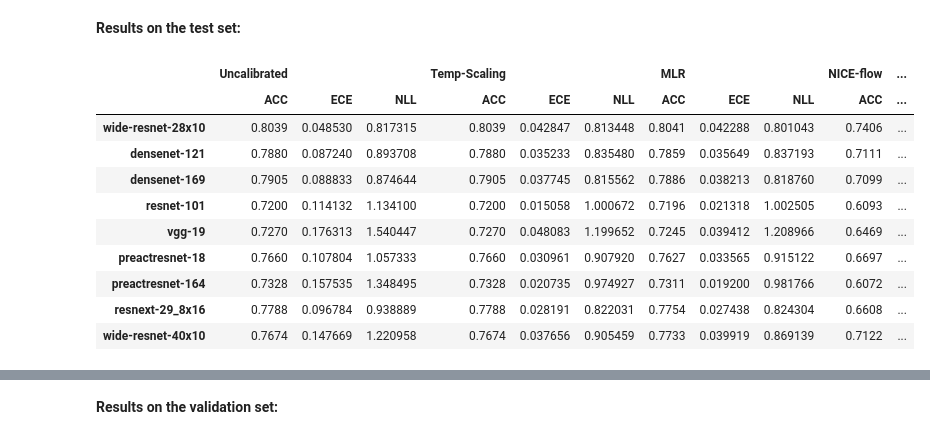
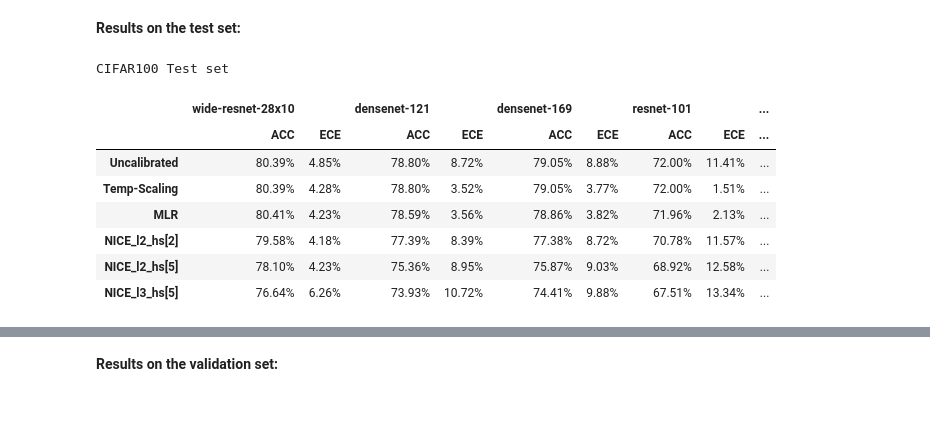
Before and after one commit to SergioAlvarezB/calibration-normalizing-flows, a Jupyter notebook: notebooks/benchmark-nice-calibration.ipynb, the cells around one changed output, grey strips where cells are left out. Cells and saved outputs as stored; diff of their text form; code cells hidden in the pictures; blank space fills up the shorter version.

```diff
--- a/notebooks/benchmark-nice-calibration.ipynb
+++ b/notebooks/benchmark-nice-calibration.ipynb
@@ -67,8 +77,14 @@ def train_calibrator(Calibrator, logits, target):
     cal = Calibrator(logits, target)
     return cal
 # %%
-def train_and_evaluate_calibrators(logits, target, test_logits, test_target, calibrators, **nice_args):
-    results = {}
+def train_and_evaluate_calibrators(logits, target, test_logits, test_target, calibrators, **kwargs):
+
+
+    ## Train NICE on test set to obtain NLLmin
+    nice_ref_cal = NiceCalibrator(test_logits, test_target, **kwargs['nice_ref_args'])
+    ref_results = score(nice_ref_cal, test_logits, test_target)
+
+    results = collections.OrderedDict()
     for cal, Calibrator in calibrators.items():
         t0 = time.time()
         model = train_calibrator(Calibrator, logits, target)
@@ -77,11 +93,13 @@ def train_and_evaluate_calibrators(logits, target, test_logits, test_target, cal
                         'Validation': score(model, logits, target),
                         'Test': score(model, test_logits, test_target)}
     # Add NICE
-    t0 = time.time()
-    nice_cal = NiceCalibrator(logits, target, **nice_args)
-    t1 = time.time() - t0
-    results['NICE-flow'] = {'Training time': t1,
-                            'Validation': score(nice_cal, logits, target),
-                            'Test': score(nice_cal, test_logits, test_target)}
+    for nice in kwargs['nice_args']:
+        t0 = time.time()
+        nice_cal = NiceCalibrator(logits, target, **nice)
+        t1 = time.time() - t0
+        name = 'NICE_l{}_hs{}'.format(nice['layers'], nice['hidden_size'])
+        results[name] = {'Training time': t1,
+                                'Validation': score(nice_cal, logits, target),
+                                'Test': score(nice_cal, test_logits, test_target)}
 
-    return results
+    return results, ref_results
@@ -148,22 +194,27 @@ for model, model_results in results.items():
 # %% [markdown]
 **Results on the test set:**
 # %%
-df = pd.concat([pd.DataFrame.from_dict(acc_test_results, orient='index'),
-                pd.DataFrame.from_dict(ece_test_results, orient='index'),
-                pd.DataFrame.from_dict(nll_test_results, orient='index')],
-               axis=1,keys=['ACC','ECE', 'NLL']).swaplevel(0,1,axis=1).sort_index(axis=1)
+df = pd.concat([pd.DataFrame.from_dict(acc_test_results, orient='columns'),
+                pd.DataFrame.from_dict(ece_test_results, orient='columns')],
+               axis=1,keys=['ACC','ECE']).swaplevel(0,1,axis=1).sort_index(axis=1)
 
-df = df[list(calibrators.keys()) + ['NICE-flow']]
-df.loc[models]
+df = df[models].loc[list(calibrators.keys()) + names]
+df.style.set_properties(**{'text-align': 'center'})\
+    .format("{:.2%}")\
+    .set_caption('CIFAR100 Test set')\
+    .apply(highlight_max, subset=[(model, 'ACC') for model in df.columns.levels[0]])\
+    .apply(highlight_min, subset=[(model, 'ECE') for model in df.columns.levels[0]])\
+    .set_table_styles([dict(selector="th", props=[("text-align", "center")]),
+                       dict(selector="caption", props=[("text-align", "center"),
+                                                      ("font-size", "200%"),
+                                                      ("color", "black")])])
 # %% [output]
+CIFAR100 Test set
-|  | Uncalibrated |  |  | Temp-Scaling |  |  | MLR |  |  | NICE-flow | ... |
-|  | ACC | ECE | NLL | ACC | ECE | NLL | ACC | ECE | NLL | ACC | ... |
-| wide-resnet-28x10 | 0.8039 | 0.048530 | 0.817315 | 0.8039 | 0.042847 | 0.813448 | 0.8041 | 0.042288 | 0.801043 | 0.7406 | ... |
-| densenet-121 | 0.7880 | 0.087240 | 0.893708 | 0.7880 | 0.035233 | 0.835480 | 0.7859 | 0.035649 | 0.837193 | 0.7111 | ... |
-| densenet-169 | 0.7905 | 0.088833 | 0.874644 | 0.7905 | 0.037745 | 0.815562 | 0.7886 | 0.038213 | 0.818760 | 0.7099 | ... |
-| resnet-101 | 0.7200 | 0.114132 | 1.134100 | 0.7200 | 0.015058 | 1.000672 | 0.7196 | 0.021318 | 1.002505 | 0.6093 | ... |
-| vgg-19 | 0.7270 | 0.176313 | 1.540447 | 0.7270 | 0.048083 | 1.199652 | 0.7245 | 0.039412 | 1.208966 | 0.6469 | ... |
-| preactresnet-18 | 0.7660 | 0.107804 | 1.057333 | 0.7660 | 0.030961 | 0.907920 | 0.7627 | 0.033565 | 0.915122 | 0.6697 | ... |
-| preactresnet-164 | 0.7328 | 0.157535 | 1.348495 | 0.7328 | 0.020735 | 0.974927 | 0.7311 | 0.019200 | 0.981766 | 0.6072 | ... |
-| resnext-29_8x16 | 0.7788 | 0.096784 | 0.938889 | 0.7788 | 0.028191 | 0.822031 | 0.7754 | 0.027438 | 0.824304 | 0.6608 | ... |
-| wide-resnet-40x10 | 0.7674 | 0.147669 | 1.220958 | 0.7674 | 0.037656 | 0.905459 | 0.7733 | 0.039919 | 0.869139 | 0.7122 | ... |
+|  | wide-resnet-28x10 |  | densenet-121 |  | densenet-169 |  | resnet-101 |  | ... |
+|  | ACC | ECE | ACC | ECE | ACC | ECE | ACC | ECE | ... |
+| Uncalibrated | 80.39% | 4.85% | 78.80% | 8.72% | 79.05% | 8.88% | 72.00% | 11.41% | ... |
+| Temp-Scaling | 80.39% | 4.28% | 78.80% | 3.52% | 79.05% | 3.77% | 72.00% | 1.51% | ... |
+| MLR | 80.41% | 4.23% | 78.59% | 3.56% | 78.86% | 3.82% | 71.96% | 2.13% | ... |
+| NICE_l2_hs[2] | 79.58% | 4.18% | 77.39% | 8.39% | 77.38% | 8.72% | 70.78% | 11.57% | ... |
+| NICE_l2_hs[5] | 78.10% | 4.23% | 75.36% | 8.95% | 75.87% | 9.03% | 68.92% | 12.58% | ... |
+| NICE_l3_hs[5] | 76.64% | 6.26% | 73.93% | 10.72% | 74.41% | 9.88% | 67.51% | 13.34% | ... |
```
Also changed, not shown: parts of 14 cells of this notebook.
